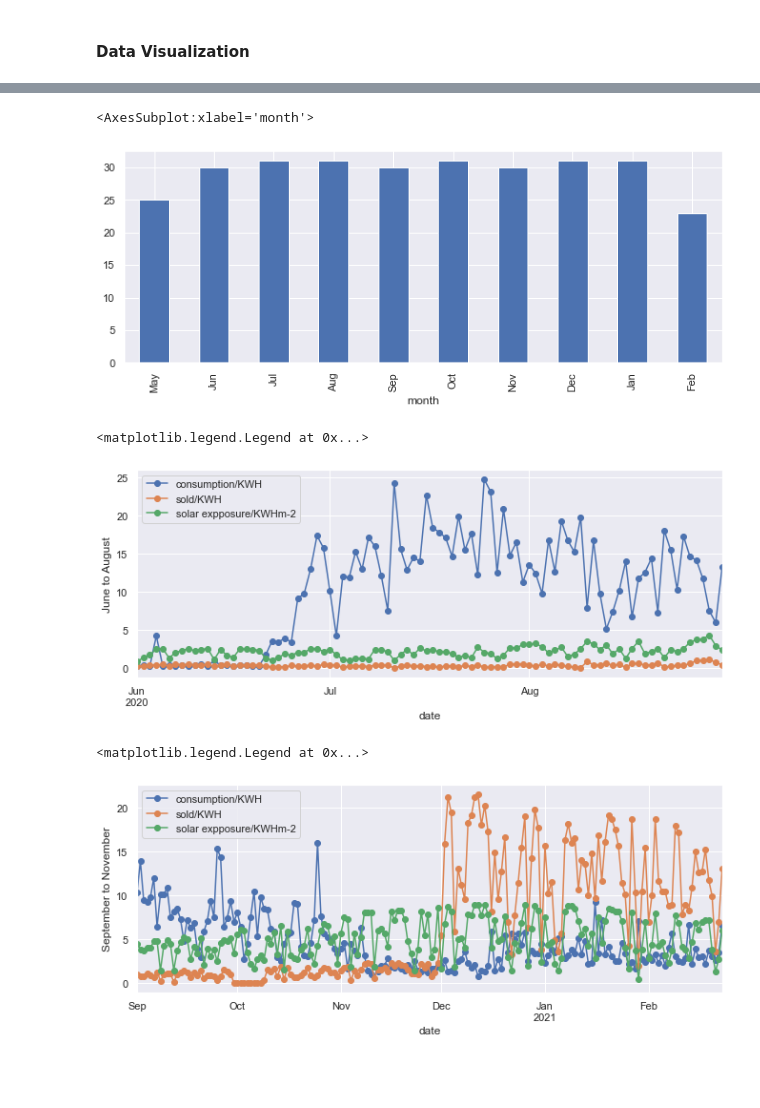
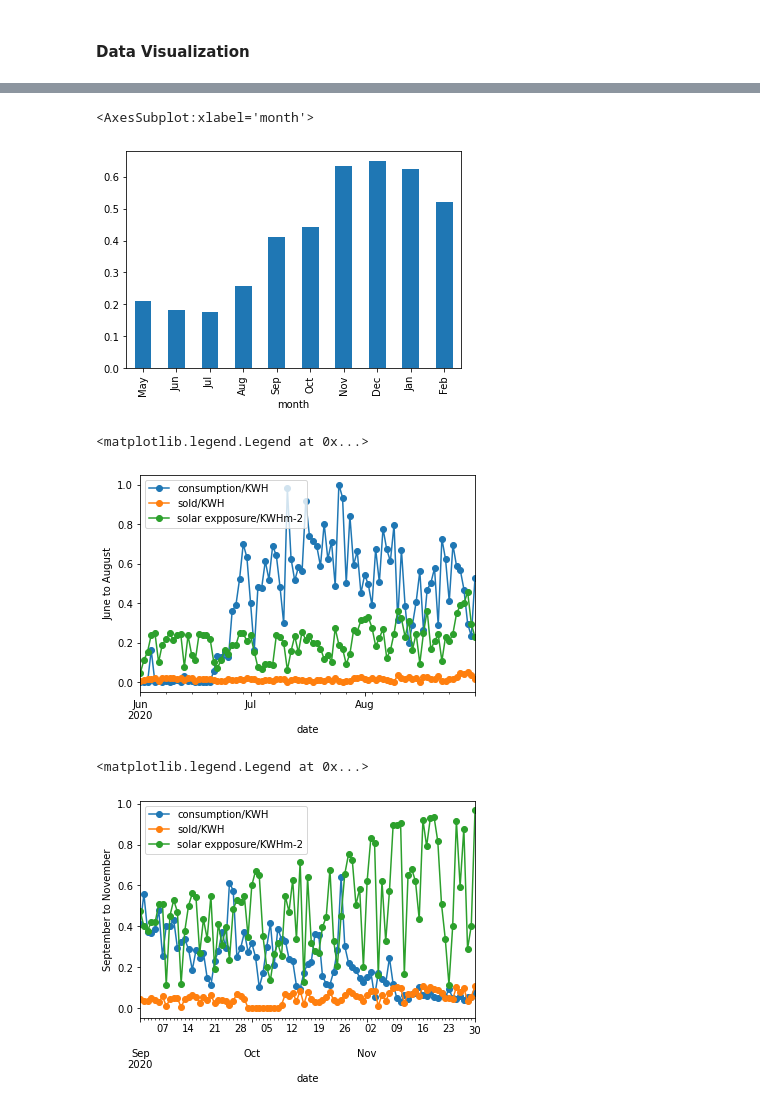
Before and after one commit to PromiSKhan/Electricity-Usage-Analytics, a Jupyter notebook: DSP-2-Assignment-3.ipynb, the cells around one changed output, grey strips where cells are left out. Drawn from its saved outputs; the diff is of its cells as text; code cells hidden in the pictures; blank space fills up the shorter version.

```diff
--- a/DSP-2-Assignment-3.ipynb
+++ b/DSP-2-Assignment-3.ipynb
@@ -171,3 +164,11 @@ stack_df.sample(5, random_state=0)
 | 2020-12-02 | 2.56 | 15.90 | Wednesday | 2020 | 12 | 2 | Dec | 6.722222 |
 | 2020-10-25 | 15.95 | 0.88 | Sunday | 2020 | 10 | 25 | Oct | 4.250000 |
 | 2020-09-02 | 13.90 | 0.73 | Wednesday | 2020 | 9 | 2 | Sep | 3.805556 |
+# %%
+#Scaling the data
+scaler = MinMaxScaler()
+stack_df['consumption'] = scaler.fit_transform(stack_df['consumption'].values.reshape(-1,1))
+stack_df['sold'] = scaler.fit_transform(stack_df['sold'].values.reshape(-1,1))
+stack_df['daily_solar_exposure'] = scaler.fit_transform(stack_df['daily_solar_exposure'].values.reshape(-1,1))
+#Display a random sampling of 5 rows
+stack_df.sample(5, random_state=0)
@@ -216,10 +226,10 @@ stack_df.groupby('month')['sold'].count().reindex(['May','Jun','Jul','Aug','Sep'
 # %%
-#Plotting monthly 'daily_solar_exposure'
-stack_df.groupby('month')['daily_solar_exposure'].count().reindex(['May','Jun','Jul','Aug','Sep','Oct',
+#Plotting monthly average 'daily_solar_exposure'
+stack_df.groupby('month')['daily_solar_exposure'].mean().reindex(['May','Jun','Jul','Aug','Sep','Oct',
                                                           'Nov','Dec','Jan','Feb']).plot.bar()
 # %% [output]
 <AxesSubplot:xlabel='month'>
-[figure, old version]
+[figure, new version]
 # %%
 #Focusing on daily data from June to August
 ax = stack_df.loc['2020-06':'2020-08', 'consumption'].plot(marker='o', linestyle='-', label='consumption/KWH')
@@ -229,17 +239,17 @@ ax.set_ylabel('June to August');
 plt.legend()
 # %% [output]
 <matplotlib.legend.Legend at 0x...>
-[figure, old version]
+[figure, new version]
 # %%
 #Focusing on daily data from September to November
-ax = stack_df.loc['2020-09':'2021-11', 'consumption'].plot(marker='o', linestyle='-', label='consumption/KWH')
-ax = stack_df.loc['2020-09':'2021-11', 'sold'].plot(marker='o', linestyle='-', label='sold/KWH')
-ax = stack_df.loc['2020-09':'2021-11', 'daily_solar_exposure'].plot(marker='o', linestyle='-', label='solar expposure/KWHm-2')
+ax = stack_df.loc['2020-09':'2020-11', 'consumption'].plot(marker='o', linestyle='-', label='consumption/KWH')
+ax = stack_df.loc['2020-09':'2020-11', 'sold'].plot(marker='o', linestyle='-', label='sold/KWH')
+ax = stack_df.loc['2020-09':'2020-11', 'daily_solar_exposure'].plot(marker='o', linestyle='-', label='solar expposure/KWHm-2')
 ax.set_ylabel('September to November');
 plt.legend()
 # %% [output]
 <matplotlib.legend.Legend at 0x...>
-[figure, old version]
+[figure, new version]
 # %%
 #Focusing on daily data from December to February
 ax = stack_df.loc['2020-12':'2021-02', 'consumption'].plot(marker='o', linestyle='-', label='consumption/KWH')
```
Also changed, not shown: parts of 13 cells of this notebook.
